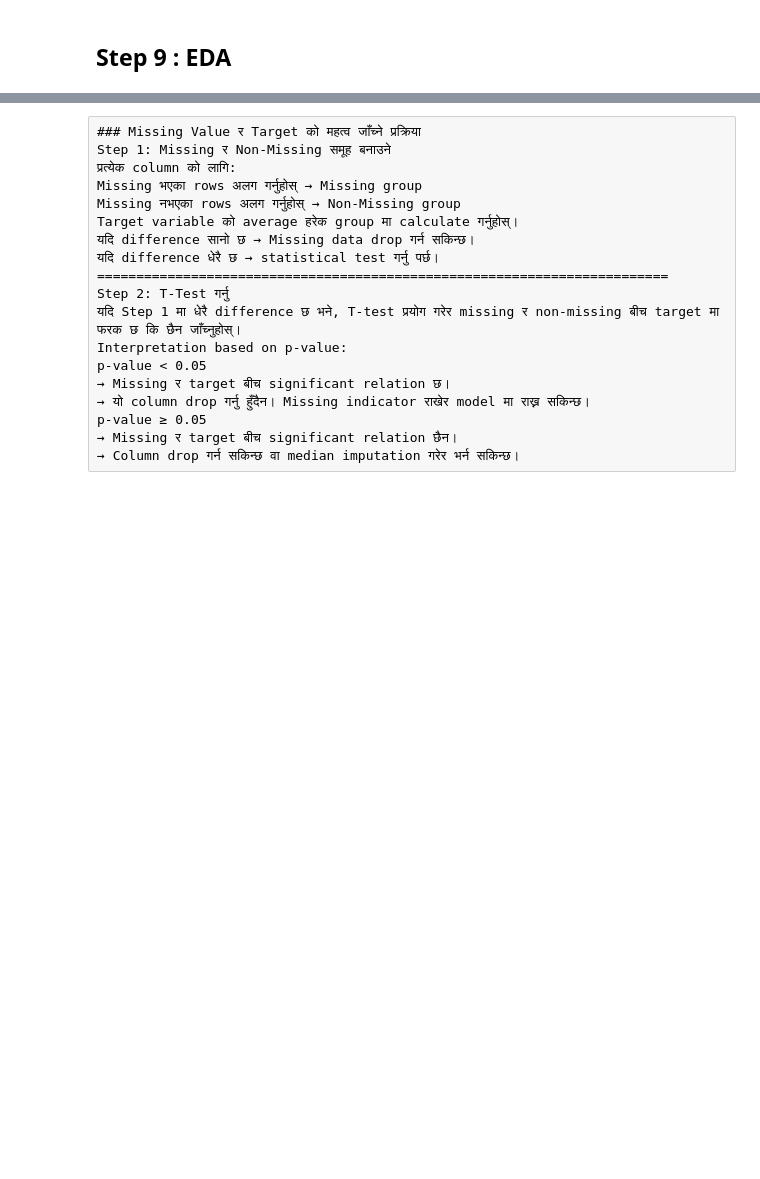
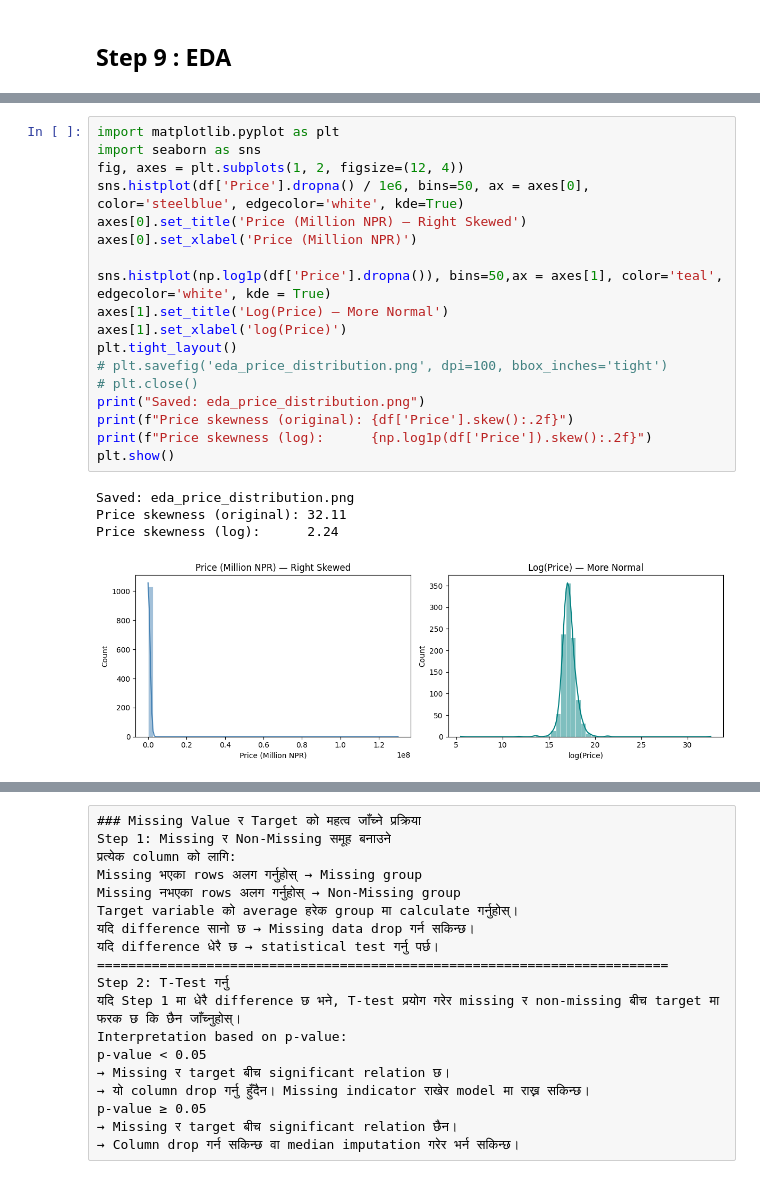
Before and after one commit to prakasshrestha/ML-Project, a Jupyter notebook: LinearRegression_project/1. House Price Prediction/NepalHousingPredict.ipynb, the cells around one changed output, grey strips where cells are left out. Saved outputs shown, nothing was run; the diff lists cells and outputs as text; blank space fills up the shorter version.

```diff
--- a/LinearRegression_project/1. House Price Prediction/NepalHousingPredict.ipynb
+++ b/LinearRegression_project/1. House Price Prediction/NepalHousingPredict.ipynb
@@ -579,0 +595,23 @@ Name: Views_num, Length: 1031, dtype: float64
+# %%
+import matplotlib.pyplot as plt
+import seaborn as sns
+fig, axes = plt.subplots(1, 2, figsize=(12, 4))
+sns.histplot(df['Price'].dropna() / 1e6, bins=50, ax = axes[0], color='steelblue', edgecolor='white', kde=True)
+axes[0].set_title('Price (Million NPR) — Right Skewed')
+axes[0].set_xlabel('Price (Million NPR)')
+
+sns.histplot(np.log1p(df['Price'].dropna()), bins=50,ax = axes[1], color='teal', edgecolor='white', kde = True)
+axes[1].set_title('Log(Price) — More Normal')
+axes[1].set_xlabel('log(Price)')
+plt.tight_layout()
+# plt.savefig('eda_price_distribution.png', dpi=100, bbox_inches='tight')
+# plt.close()
+print("Saved: eda_price_distribution.png")
+print(f"Price skewness (original): {df['Price'].skew():.2f}")
+print(f"Price skewness (log):      {np.log1p(df['Price']).skew():.2f}")
+plt.show()
+# %% [output]
+Saved: eda_price_distribution.png
+Price skewness (original): 32.11
+Price skewness (log):      2.24
+[figure, added]
```
Also changed, not shown: parts of 16 cells of this notebook.
